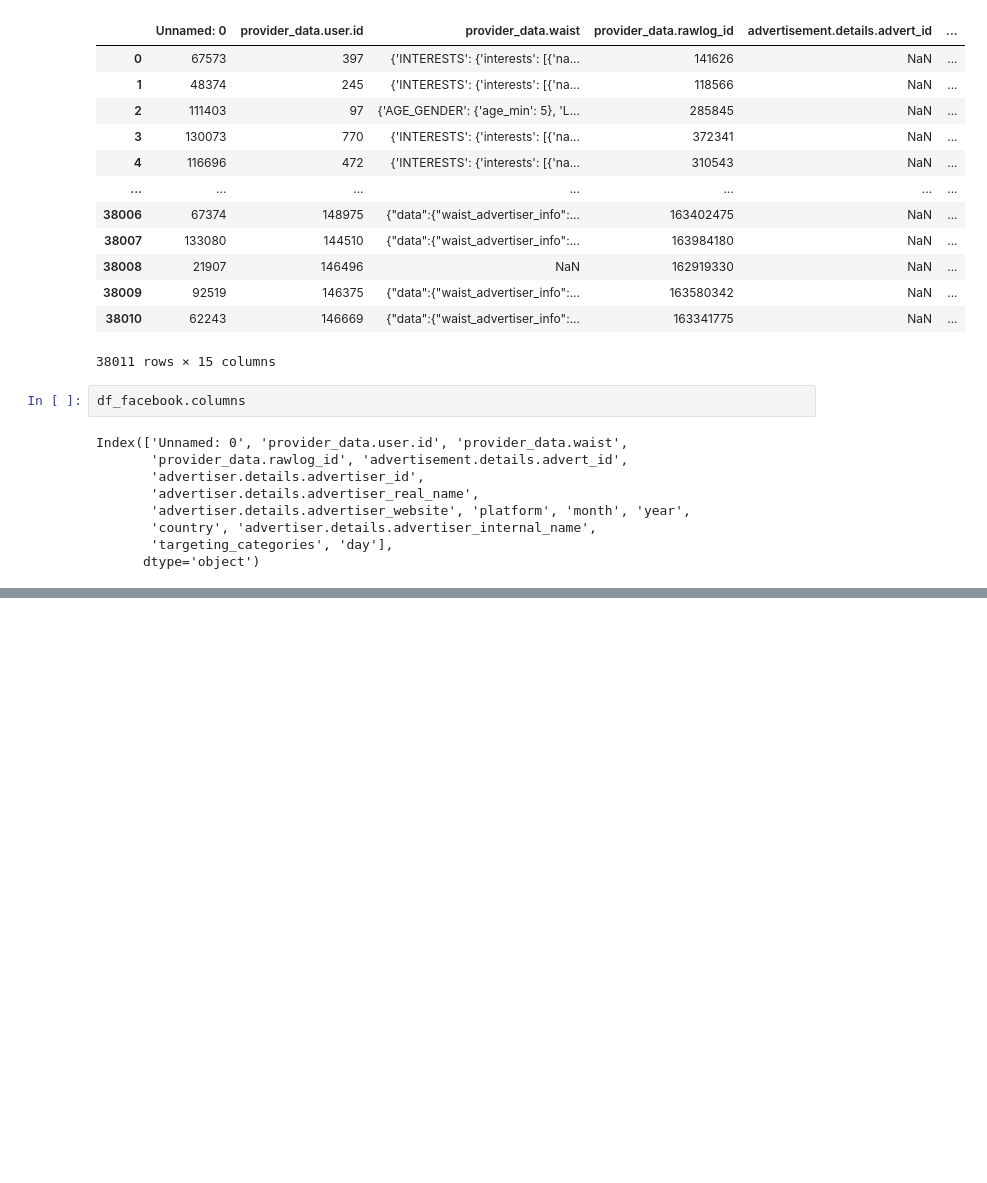
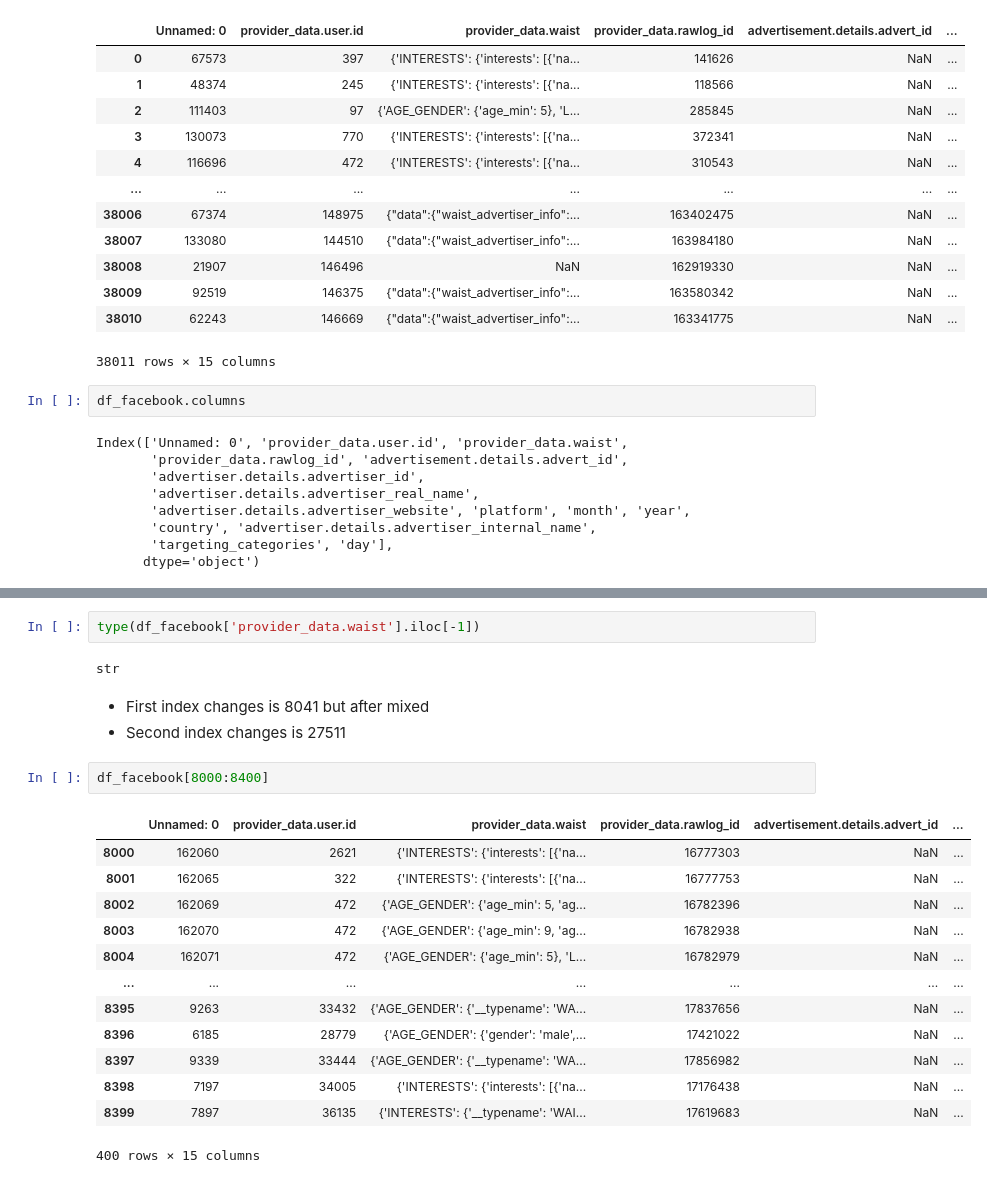
Before and after one commit to abirbenzaamia/a_year_under_the_dsa_data_analysis, a Jupyter notebook: fb-data-analysis.ipynb, the cells around one changed output, grey strips where cells are left out. Saved outputs shown, nothing was run; the diff lists cells and outputs as text; blank space fills up the shorter version.

```diff
--- a/fb-data-analysis.ipynb
+++ b/fb-data-analysis.ipynb
@@ -160,0 +476,23 @@ ValueError: malformed node or string: <ast.Call object at 0x...>
+# %%
+type(df_facebook['provider_data.waist'].iloc[-1])
+# %% [output]
+str
+# %% [markdown]
+- First index changes is 8041 but after mixed
+- Second index changes is 27511
+# %%
+df_facebook[8000:8400]
+# %% [output]
+|  | Unnamed: 0 | provider_data.user.id | provider_data.waist | provider_data.rawlog_id | advertisement.details.advert_id | ... |
+| 8000 | 162060 | 2621 | {'INTERESTS': {'interests': [{'na... | 16777303 | NaN | ... |
+| 8001 | 162065 | 322 | {'INTERESTS': {'interests': [{'na... | 16777753 | NaN | ... |
+| 8002 | 162069 | 472 | {'AGE_GENDER': {'age_min': 5, 'ag... | 16782396 | NaN | ... |
+| 8003 | 162070 | 472 | {'AGE_GENDER': {'age_min': 9, 'ag... | 16782938 | NaN | ... |
+| 8004 | 162071 | 472 | {'AGE_GENDER': {'age_min': 5}, 'L... | 16782979 | NaN | ... |
+| ... | ... | ... | ... | ... | ... | ... |
+| 8395 | 9263 | 33432 | {'AGE_GENDER': {'__typename': 'WA... | 17837656 | NaN | ... |
+| 8396 | 6185 | 28779 | {'AGE_GENDER': {'gender': 'male',... | 17421022 | NaN | ... |
+| 8397 | 9339 | 33444 | {'AGE_GENDER': {'__typename': 'WA... | 17856982 | NaN | ... |
+| 8398 | 7197 | 34005 | {'INTERESTS': {'interests': [{'na... | 17176438 | NaN | ... |
+| 8399 | 7897 | 36135 | {'INTERESTS': {'__typename': 'WAI... | 17619683 | NaN | ... |
+400 rows × 15 columns
```
Also changed, not shown: parts of 77 cells of this notebook, 17 other files.
